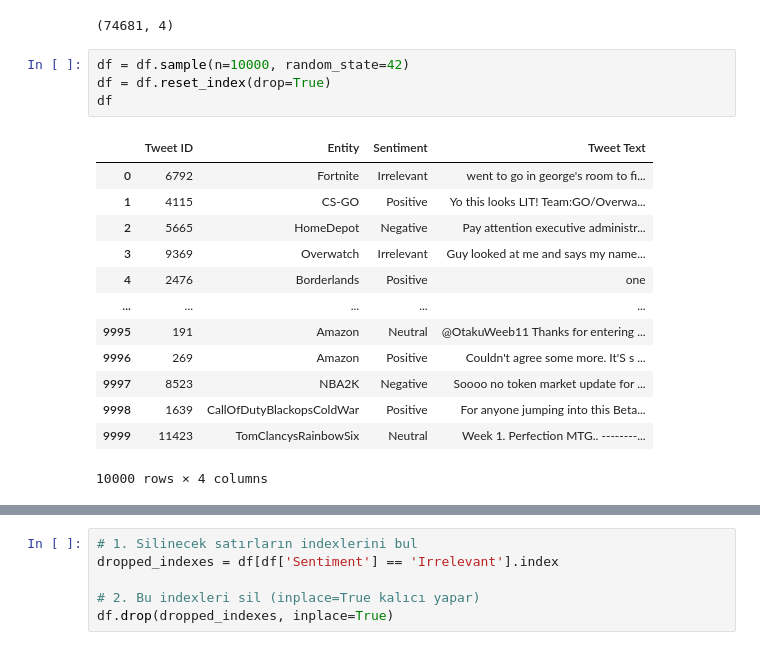
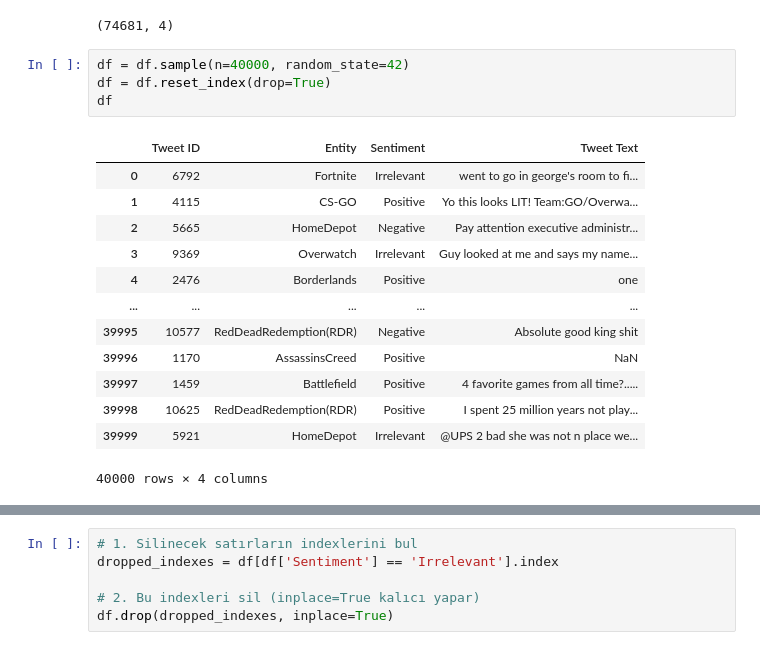
Before and after one commit to Salih2005-byte/Sentiment-Analysis-for-Social-Media-Reviews, a Jupyter notebook: Sentiment_Analysis_for_Social_Media_Reviews.ipynb, the cells around one changed output, grey strips where cells are left out. Saved outputs shown, nothing was run; the diff lists cells and outputs as text.

```diff
--- a/Sentiment_Analysis_for_Social_Media_Reviews.ipynb
+++ b/Sentiment_Analysis_for_Social_Media_Reviews.ipynb
@@ -43,20 +43,20 @@ df.shape
 # %% [output]
 (74681, 4)
 # %%
-df = df.sample(n=10000, random_state=42)
+df = df.sample(n=40000, random_state=42)
 df = df.reset_index(drop=True)
 df
 # %% [output]
 |  | Tweet ID | Entity | Sentiment | Tweet Text |
 | 0 | 6792 | Fortnite | Irrelevant | went to go in george's room to fi... |
 | 1 | 4115 | CS-GO | Positive | Yo this looks LIT! Team:GO/Overwa... |
 | 2 | 5665 | HomeDepot | Negative | Pay attention executive administr... |
 | 3 | 9369 | Overwatch | Irrelevant | Guy looked at me and says my name... |
 | 4 | 2476 | Borderlands | Positive | one |
 | ... | ... | ... | ... | ... |
-| 9995 | 191 | Amazon | Neutral | @OtakuWeeb11 Thanks for entering ... |
-| 9996 | 269 | Amazon | Positive | Couldn't agree some more. It'S s ... |
-| 9997 | 8523 | NBA2K | Negative | Soooo no token market update for ... |
-| 9998 | 1639 | CallOfDutyBlackopsColdWar | Positive | For anyone jumping into this Beta... |
-| 9999 | 11423 | TomClancysRainbowSix | Neutral | Week 1. Perfection MTG.. --------... |
+| 39995 | 10577 | RedDeadRedemption(RDR) | Negative | Absolute good king shit |
+| 39996 | 1170 | AssassinsCreed | Positive | NaN |
+| 39997 | 1459 | Battlefield | Positive | 4 favorite games from all time?..... |
+| 39998 | 10625 | RedDeadRedemption(RDR) | Positive | I spent 25 million years not play... |
+| 39999 | 5921 | HomeDepot | Irrelevant | @UPS 2 bad she was not n place we... |
-10000 rows × 4 columns
+40000 rows × 4 columns
```
Also changed, not shown: parts of 29 cells of this notebook.
